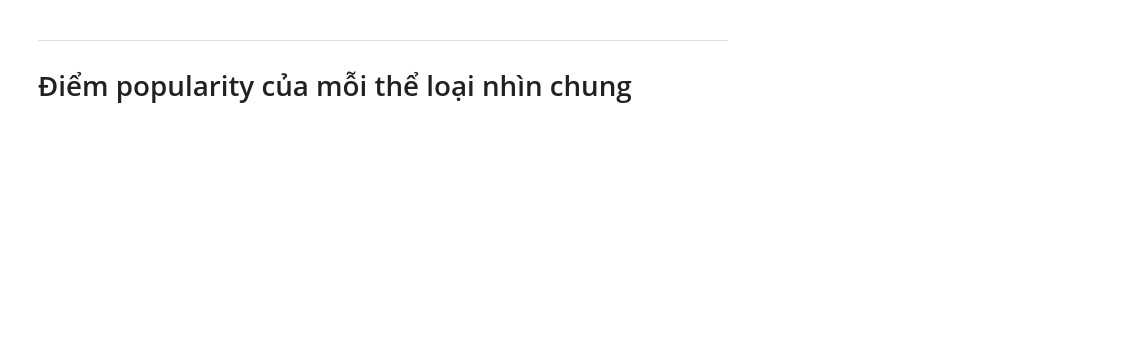
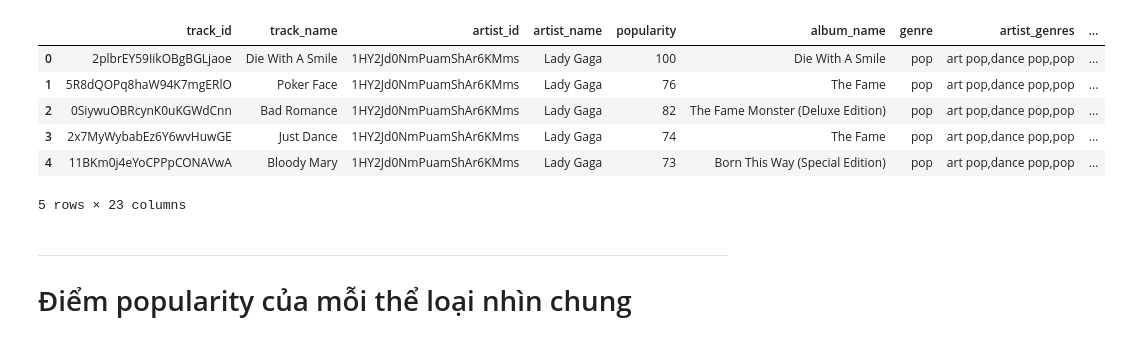
Before and after one commit to anbit192/spotify-genre-trending, a Jupyter notebook: notebooks/EDA.ipynb, the cells around one changed output. Cells and saved outputs as stored; diff of their text form; code cells hidden in the pictures; blank space fills up the shorter version.

Commit message:
EDA train data

```diff
--- a/notebooks/EDA.ipynb
+++ b/notebooks/EDA.ipynb
@@ -11,6 +13,16 @@ daily_world_tracks = pd.read_csv("../data/top-daily-world-track-generalized.csv"
 daily_vn_tracks = pd.read_csv("../data/top-daily-vn-track-generalized.csv")
 # %%
 train_data = pd.read_csv("../data/train_data_with_genre.csv")
+# %%
+train_data.head()
+# %% [output]
+|  | track_id | track_name | artist_id | artist_name | popularity | album_name | genre | artist_genres | ... |
+| 0 | 2plbrEY59IikOBgBGLjaoe | Die With A Smile | 1HY2Jd0NmPuamShAr6KMms | Lady Gaga | 100 | Die With A Smile | pop | art pop,dance pop,pop | ... |
+| 1 | 5R8dQOPq8haW94K7mgERlO | Poker Face | 1HY2Jd0NmPuamShAr6KMms | Lady Gaga | 76 | The Fame | pop | art pop,dance pop,pop | ... |
+| 2 | 0SiywuOBRcynK0uKGWdCnn | Bad Romance | 1HY2Jd0NmPuamShAr6KMms | Lady Gaga | 82 | The Fame Monster (Deluxe Edition) | pop | art pop,dance pop,pop | ... |
+| 3 | 2x7MyWybabEz6Y6wvHuwGE | Just Dance | 1HY2Jd0NmPuamShAr6KMms | Lady Gaga | 74 | The Fame | pop | art pop,dance pop,pop | ... |
+| 4 | 11BKm0j4eYoCPPpCONAVwA | Bloody Mary | 1HY2Jd0NmPuamShAr6KMms | Lady Gaga | 73 | Born This Way (Special Edition) | pop | art pop,dance pop,pop | ... |
+5 rows × 23 columns
 # %% [markdown]
 ---
 # Điểm popularity của mỗi thể loại nhìn chung
```
Also changed, not shown: parts of 14 cells of this notebook, 4 other files.
